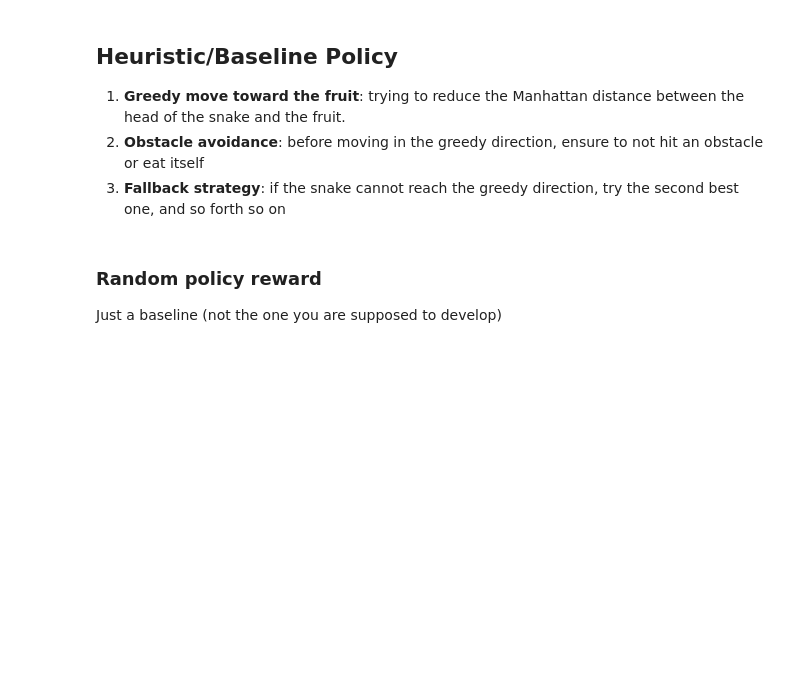
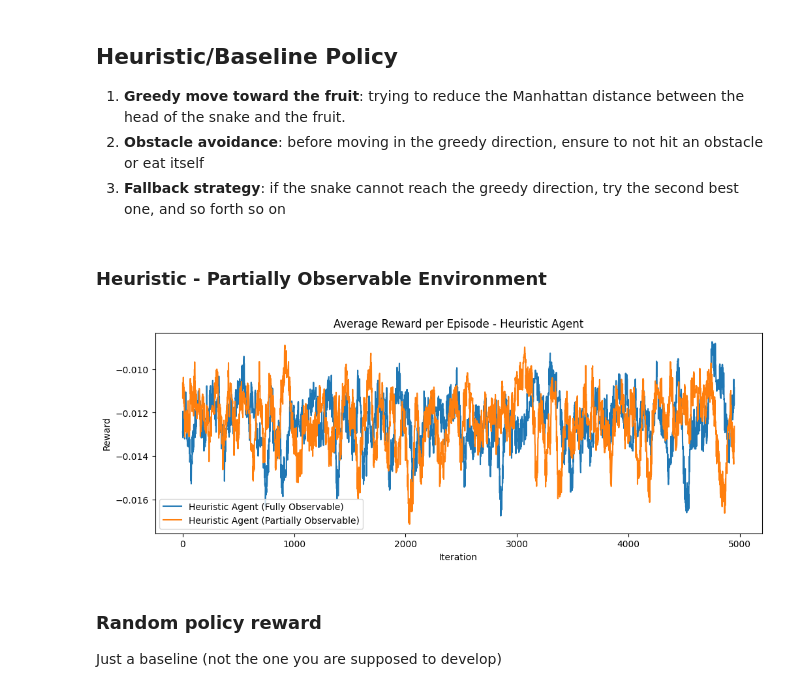
Before and after one commit to eddyfri/Snake-RL, a Jupyter notebook: main.ipynb, the cells around one changed output. Drawn from its saved outputs; the diff is of its cells as text; code cells hidden in the pictures; blank space fills up the shorter version.

```diff
--- a/main.ipynb
+++ b/main.ipynb
@@ -406,6 +692,39 @@ for iteration in trange(ITERATIONS):
 
     if np.sum(dones) > actions.shape[0] / 2:
         env = get_env() # if all the boards are done, reset the environment
+# %% [markdown]
+### Heuristic - Partially Observable Environment
+# %%
+env = get_env(partially_observable=True)
+heuristic_rewards_po = []
+fruits_eaten_heuristic_po = []
+wall_hits_heuristic_po = []
+
+for iteration in trange(ITERATIONS):
+    actions = heuristic_policy(env)
+    rewards = env.move(actions)
+    wall_hits_count = np.sum(rewards == env.HIT_WALL_REWARD)
+    wall_hits_heuristic_po.append(wall_hits_count)
+    fruits_eaten_count = np.sum(rewards == env.FRUIT_REWARD)
+    fruits_eaten_heuristic_po.append(fruits_eaten_count)
+    heuristic_rewards_po.append(np.mean(rewards))
+    dones = np.isin(rewards.numpy().flatten(), [env.WIN_REWARD, env.HIT_WALL_REWARD, env.ATE_HIMSELF_REWARD])
+
+    if np.sum(dones) > actions.shape[0] / 2:
+        env = get_env(partially_observable=True) # if all the boards are done, reset the environment
+# %%
+plt.figure(figsize=(12, 4))
+plt.plot(moving_average(heuristic_rewards, window), label='Heuristic Agent (Fully Observable)')
+plt.plot(moving_average(heuristic_rewards_po, window), label='Heuristic Agent (Partially Observable)')
+plt.title('Average Reward per Episode - Heuristic Agent')
+plt.xlabel('Iteration')
+plt.ylabel('Reward')
+plt.legend()
+plt.savefig("plots/rewards_heuristic.png", bbox_inches='tight')
+plt.show()
+plt.close()
+# %% [output]
+[figure, added]
 # %% [markdown]
  ### Random policy reward
 
```
Also changed, not shown: parts of 22 cells of this notebook, 17 other files.
